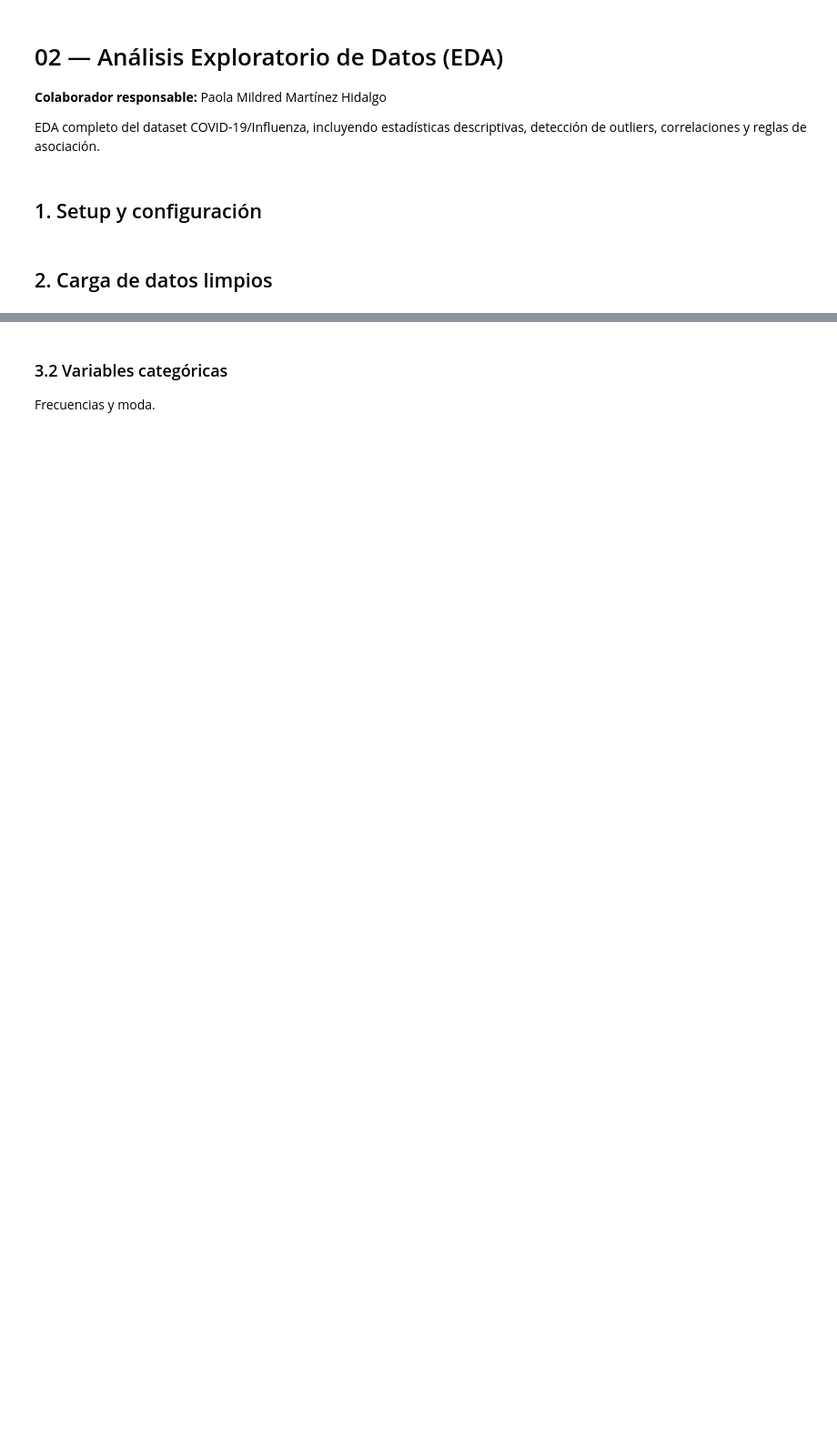
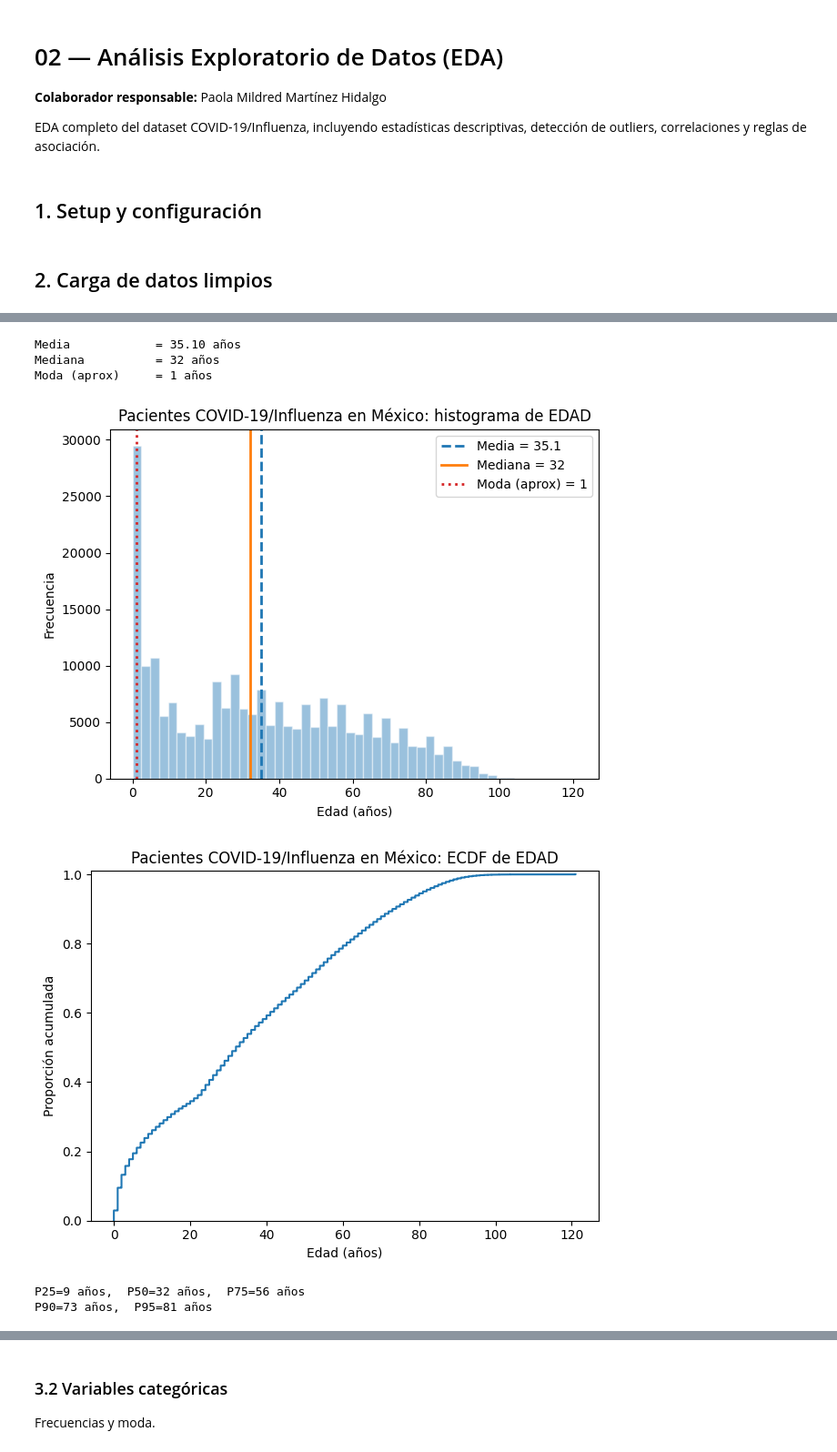
Before and after one commit to DWDMV/proyecto-final, a Jupyter notebook: notebooks/02_eda.ipynb, the cells around one changed output, grey strips where cells are left out. Shown at 91% size. Cells and saved outputs as stored; diff of their text form; code cells hidden in the pictures; blank space fills up the shorter version.

```diff
--- a/notebooks/02_eda.ipynb
+++ b/notebooks/02_eda.ipynb
@@ -47,0 +34,19 @@ Media, mediana, desviación estándar, cuartiles y rango.
+# %%
+# TODO: Cargar el CSV limpio exportado por el notebook 01
+# df = pd.read_csv(DATA_CLEAN_PATH / "COVID19MEXICO_clean.csv")
+import pandas as pd
+import numpy as np
+import matplotlib.pyplot as plt
+import matplotlib.ticker as mticker
+import seaborn as sns
+from scipy import stats as scipy_stats
+
+df = pd.read_csv(
+    "COVID19MEXICO_clean.csv",
+    parse_dates=["FECHA_INGRESO", "FECHA_SINTOMAS", "FECHA_DEF"],
+    low_memory=False
+)
+
+print(f"Filas   : {df.shape[0]:,}")
+print(f"Columnas: {df.shape[1]}")
+df.head(10)
@@ -47,0 +74,61 @@ Media, mediana, desviación estándar, cuartiles y rango.
+# %%
+#| label: tbl-estadisticas-numericas
+#| tbl-cap: "Estadísticas descriptivas de variables numéricas"
+
+# Usando dataset limpio
+edad = df["EDAD"].dropna().values
+
+# Medidas de localización
+mean   = edad.mean()
+median = np.median(edad)
+
+# Moda aproximada: centro del bin con mayor frecuencia
+bins = 50
+counts, bin_edges = np.histogram(edad, bins=bins)
+max_bin_idx = np.argmax(counts)
+mode_approx = 0.5 * (bin_edges[max_bin_idx] + bin_edges[max_bin_idx + 1])
+
+print(f"Media            = {mean:.2f} años")
+print(f"Mediana          = {median:.0f} años")
+print(f"Moda (aprox)     = {mode_approx:.0f} años")
+
+# Histograma con líneas de localización
+plt.figure()
+plt.hist(edad, bins=bins, alpha=0.45, edgecolor="white")
+plt.title("Pacientes COVID-19/Influenza en México: histograma de EDAD")
+plt.xlabel("Edad (años)")
+plt.ylabel("Frecuencia")
+
+plt.axvline(mean,        color="tab:blue",   linestyle="--", linewidth=2, label=f"Media = {mean:.1f}")
+plt.axvline(median,      color="tab:orange", linestyle="-",  linewidth=2, label=f"Mediana = {median:.0f}")
+plt.axvline(mode_approx, color="tab:red",    linestyle=":",  linewidth=2, label=f"Moda (aprox) = {mode_approx:.0f}")
+
+plt.legend()
+plt.tight_layout()
+plt.show()
+
+# Función de Distribución Acumulada Empírica (ECDF)
+x_sorted = np.sort(edad)
+y = np.arange(1, x_sorted.size + 1) / x_sorted.size
+
+plt.figure()
+plt.step(x_sorted, y, where="post")
+plt.title("Pacientes COVID-19/Influenza en México: ECDF de EDAD")
+plt.xlabel("Edad (años)")
+plt.ylabel("Proporción acumulada")
+plt.ylim(0, 1.01)
+plt.tight_layout()
+plt.show()
+
+# Percentiles
+p25, p50, p75, p90, p95 = np.quantile(edad, [0.25, 0.50, 0.75, 0.90, 0.95])
+print(f"P25={p25:.0f} años,  P50={p50:.0f} años,  P75={p75:.0f} años")
+print(f"P90={p90:.0f} años,  P95={p95:.0f} años")
+# %% [output]
+Media            = 35.10 años
+Mediana          = 32 años
+Moda (aprox)     = 1 años
+[figure, added]
+[figure, added]
+P25=9 años,  P50=32 años,  P75=56 años
+P90=73 años,  P95=81 años
```
Also changed, not shown: parts of 42 cells of this notebook.
